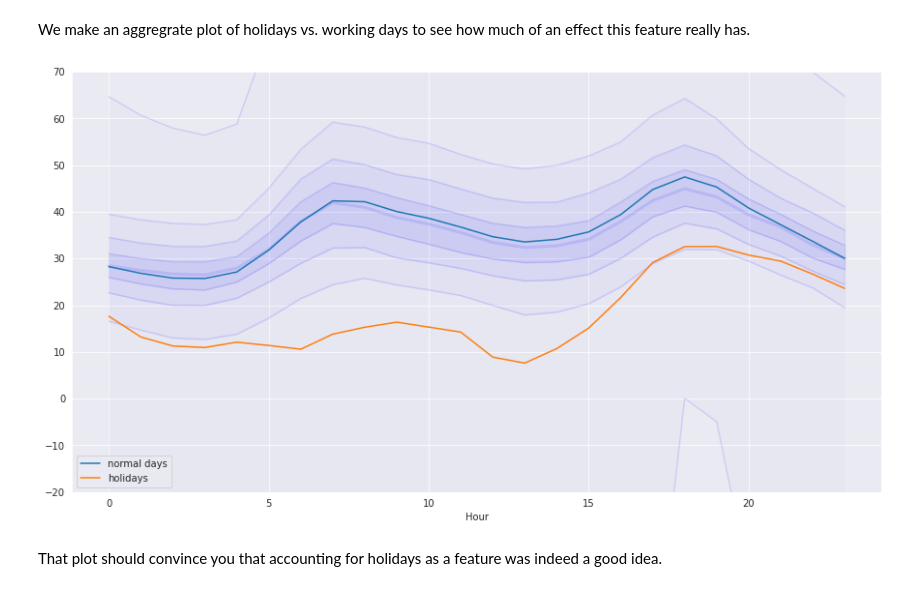
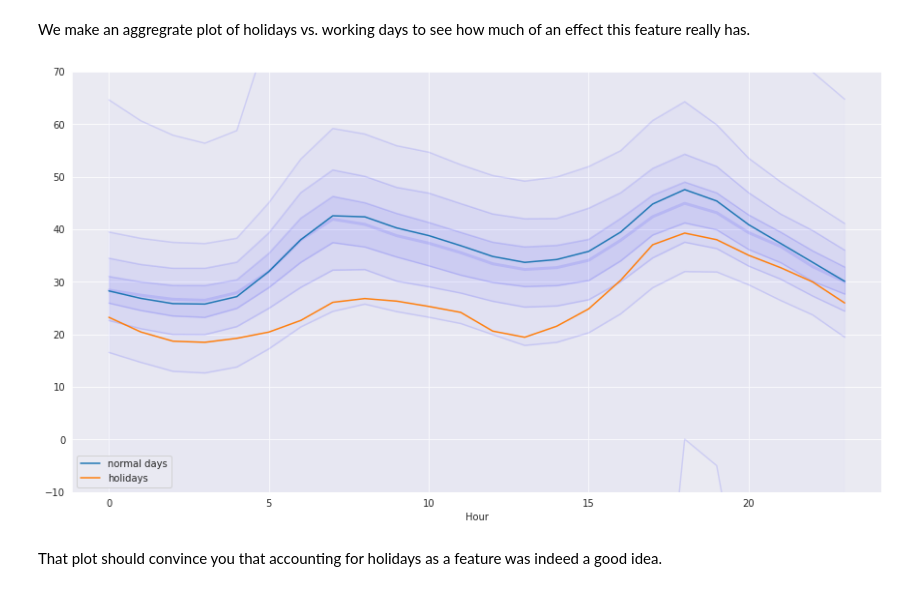
Before and after one commit to sandeshbhatjr/energy-prediction, a Jupyter notebook: docs/ep_cleandata.ipynb, the cells around one changed output. Cells and saved outputs as stored; diff of their text form; code cells hidden in the pictures.

Commit message:
Fixed a tiny mistake in notebook 1 and replace workalendar with holiday

```diff
--- a/docs/ep_cleandata.ipynb
+++ b/docs/ep_cleandata.ipynb
@@ -491,0 +465,11 @@ for country in countrySet:
+# %%
+from holidays import Germany, Austria, Luxembourg
+
+german_holidays = sum([Germany(prov=x) for x in Germany.PROVINCES])
+austrian_holidays = sum([Austria(prov=x) for x in Austria.PROVINCES])
+luxembourg_holidays = Luxembourg()
+
+all_holidays = german_holidays + austrian_holidays + luxembourg_holidays
+
+# Have a look at all the holidays
+[all_holidays[date] for date in all_holidays[dt.date(2020,1,1):dt.date(2021,1,1)]]
@@ -492,26 +494,35 @@ for country in countrySet:
+# %%
+def get_holiday(date):
+  try:
+    day_type = all_holidays[date]
+  except KeyError:
+    day_type = 'None'
+  return day_type
+
+imputed_german_df['Holidays'] = imputed_german_df.index.map(lambda x: get_holiday(x))
 # %% [markdown]
 We make an aggregrate plot of holidays vs. working days to see how much of an effect this feature really has.
 # %%
 axes = quantilePlots(imputed_german_df, 4, 0.1, 'blue')
 
-plt.ylim(top=70, bottom=-20)
+plt.ylim(top=70, bottom=-10)
 imputed_german_df['Hour'] = imputed_german_df.index.hour
 
-imputed_german_df[imputed_german_df['DE'] == 'normal day'] \
+imputed_german_df[imputed_german_df['Holidays'] == 'None'] \
   .groupby('Hour', as_index=False) \
   .mean() \
   .rename(columns={'Day Ahead Price' : 'normal days'}) \
   .plot('Hour', 'normal days', ax=axes)
 
-imputed_german_df[imputed_german_df['DE'] != 'normal day'] \
+imputed_german_df[imputed_german_df['Holidays'] != 'None'] \
   .groupby('Hour', as_index=False) \
   .mean() \
   .rename(columns={'Day Ahead Price' : 'holidays'}) \
   .plot('Hour', 'holidays', ax=axes)
 
 imputed_german_df.drop(columns=['Hour'], inplace=True)
 # %% [output]
-[figure, old version]
+[figure, new version]
 # %% [markdown]
 That plot should convince you that accounting for holidays as a feature was indeed a good idea.
 # %% [markdown]
```
Also changed, not shown: parts of 14 cells of this notebook.
